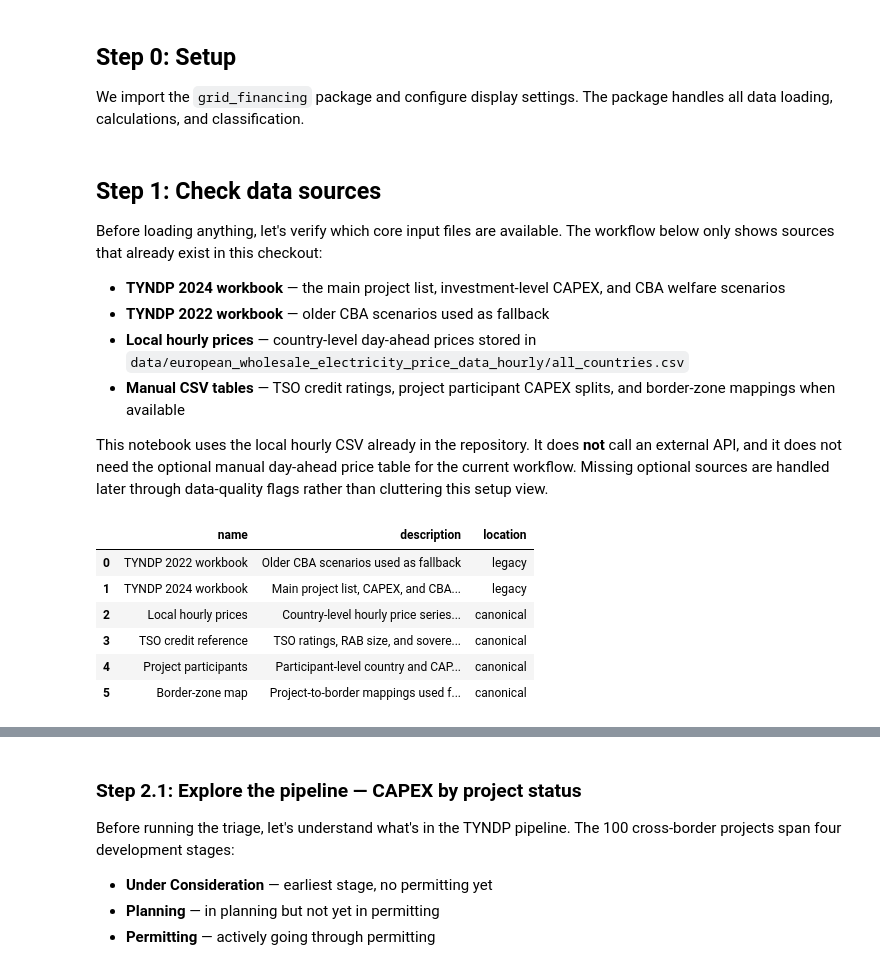
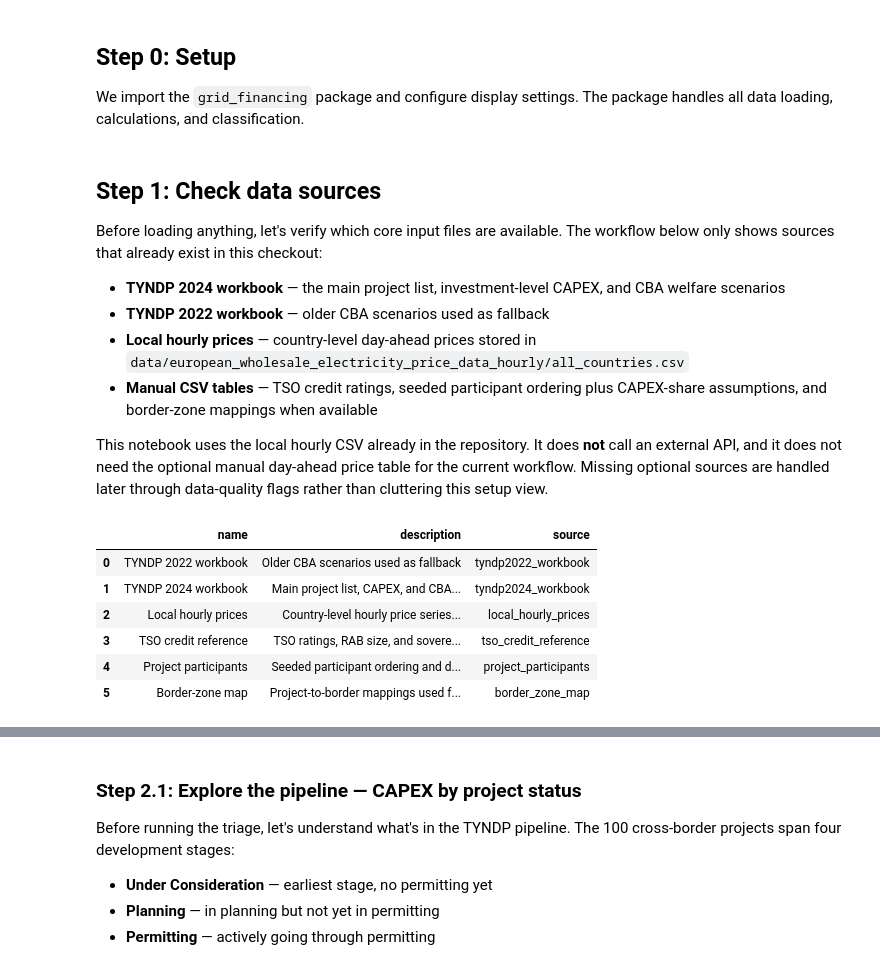
Before and after one commit to lucas-vivier/GridFinancing, a Jupyter notebook: notebooks/financing_triage.ipynb, the cells around one changed output, grey strips where cells are left out. Drawn from its saved outputs; the diff is of its cells as text; code cells hidden in the pictures.

```diff
--- a/notebooks/financing_triage.ipynb
+++ b/notebooks/financing_triage.ipynb
@@ -55,42 +55,42 @@ Before loading anything, let's verify which core input files are available. The
 - **TYNDP 2024 workbook** — the main project list, investment-level CAPEX, and CBA welfare scenarios
 - **TYNDP 2022 workbook** — older CBA scenarios used as fallback
 - **Local hourly prices** — country-level day-ahead prices stored in `data/european_wholesale_electricity_price_data_hourly/all_countries.csv`
-- **Manual CSV tables** — TSO credit ratings, project participant CAPEX splits, and border-zone mappings when available
+- **Manual CSV tables** — TSO credit ratings, seeded participant ordering plus CAPEX-share assumptions, and border-zone mappings when available
 
 This notebook uses the local hourly CSV already in the repository. It does **not** call an external API, and it does not need the optional manual day-ahead price table for the current workflow. Missing optional sources are handled later through data-quality flags rather than cluttering this setup view.
 # %%
 source_descriptions = {
     "tyndp2022_workbook": ("TYNDP 2022 workbook", "Older CBA scenarios used as fallback"),
     "tyndp2024_workbook": ("TYNDP 2024 workbook", "Main project list, CAPEX, and CBA scenarios"),
     "local_hourly_prices": ("Local hourly prices", "Country-level hourly price series used for the proxy price spreads"),
     "tso_credit_reference": ("TSO credit reference", "TSO ratings, RAB size, and sovereign indicators"),
-    "project_participants": ("Project participants", "Participant-level country and CAPEX split records"),
+    "project_participants": ("Project participants", "Seeded participant ordering and default CAPEX-share assumptions from the TYNDP country field"),
     "project_overrides": ("Project overrides", "Manual overrides for capacities, mappings, or track assignments"),
     "border_zone_map": ("Border-zone map", "Project-to-border mappings used for price processing"),
 }
 
 source_status = (
     pd.DataFrame(manual_source_status())
     .query("exists")
     .loc[lambda df: df["source_id"].ne("dayahead_price_inputs")]
     .assign(
         name=lambda df: df["source_id"].map(lambda source_id: source_descriptions[source_id][0]),
         description=lambda df: df["source_id"].map(lambda source_id: source_descriptions[source_id][1]),
+        source=lambda df: df["source_id"],
     )
-    [["name", "description", "variant"]]
-    .rename(columns={"variant": "location"})
+    [["name", "description", "source"]]
     .reset_index(drop=True)
 )
 
 source_status
 # %% [output]
-|  | name | description | location |
-| 0 | TYNDP 2022 workbook | Older CBA scenarios used as fallback | legacy |
-| 1 | TYNDP 2024 workbook | Main project list, CAPEX, and CBA... | legacy |
-| 2 | Local hourly prices | Country-level hourly price series... | canonical |
-| 3 | TSO credit reference | TSO ratings, RAB size, and sovere... | canonical |
-| 4 | Project participants | Participant-level country and CAP... | canonical |
-| 5 | Border-zone map | Project-to-border mappings used f... | canonical |
+|  | name | description | source |
+| 0 | TYNDP 2022 workbook | Older CBA scenarios used as fallback | tyndp2022_workbook |
+| 1 | TYNDP 2024 workbook | Main project list, CAPEX, and CBA... | tyndp2024_workbook |
+| 2 | Local hourly prices | Country-level hourly price series... | local_hourly_prices |
+| 3 | TSO credit reference | TSO ratings, RAB size, and sovere... | tso_credit_reference |
+| 4 | Project participants | Seeded participant ordering and d... | project_participants |
+| 5 | Border-zone map | Project-to-border mappings used f... | border_zone_map |
 # %% [markdown]
 ## Step 2: Build the project master table
 
```
Also changed, not shown: parts of 11 cells of this notebook, 7 other files.
